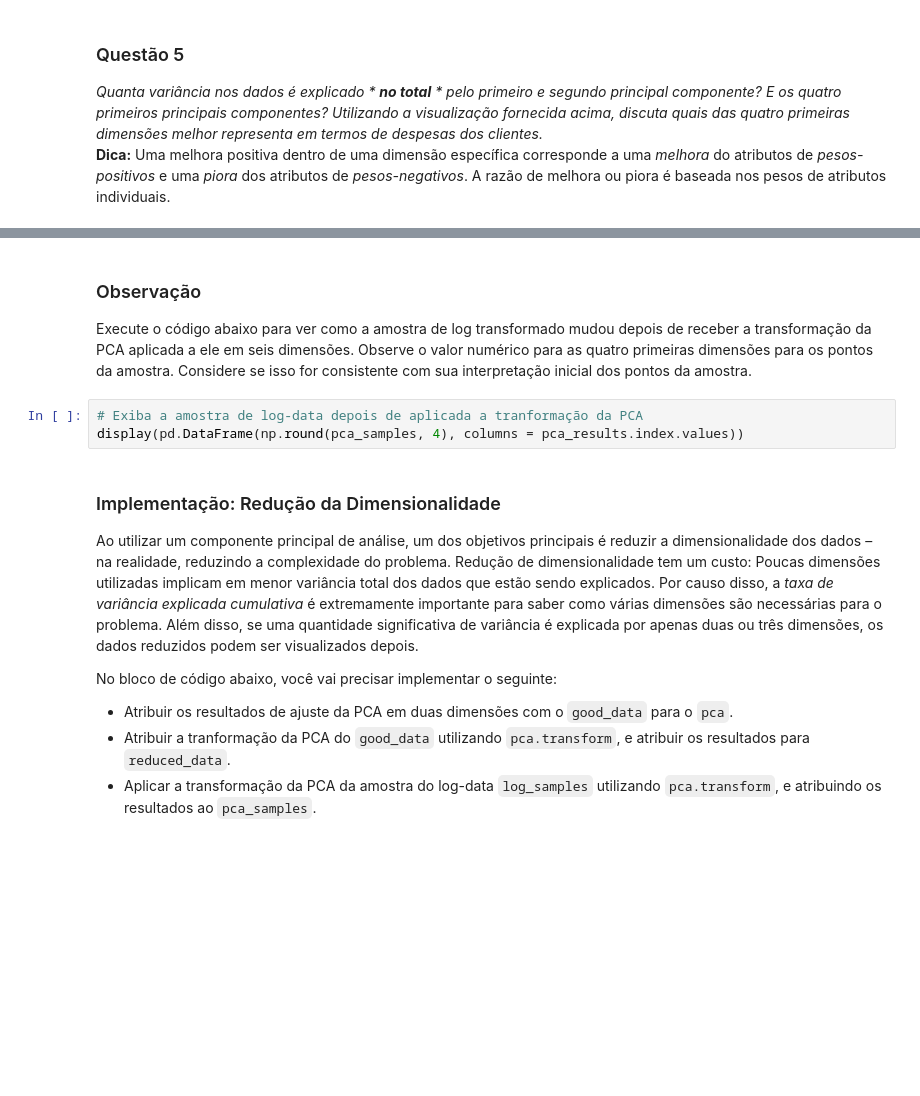
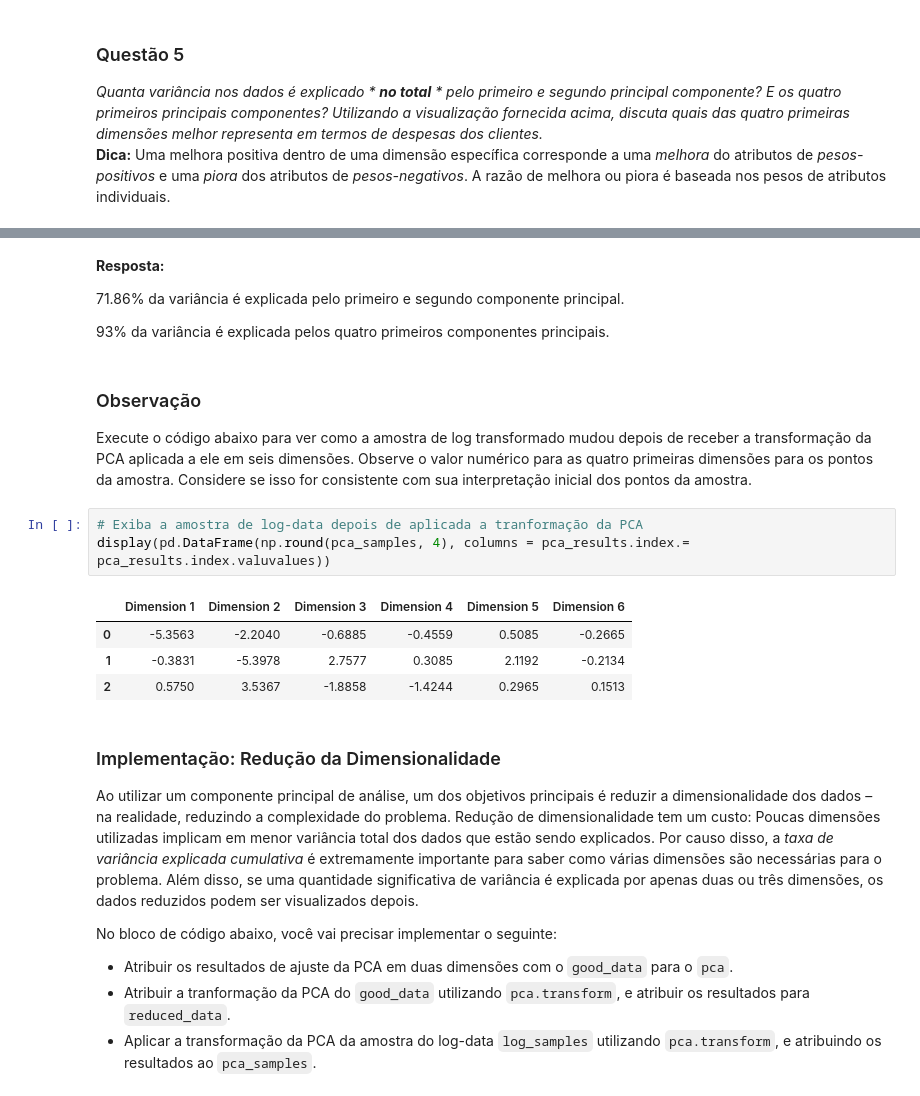
Before and after one commit to Wassimply/udacity-projects, a Jupyter notebook: creating-customer-segments/customer_segments_PT.ipynb, the cells around one changed output, grey strips where cells are left out. Saved outputs shown, nothing was run; the diff lists cells and outputs as text; blank space fills up the shorter version.

```diff
--- a/creating-customer-segments/customer_segments_PT.ipynb
+++ b/creating-customer-segments/customer_segments_PT.ipynb
@@ -375,9 +390,20 @@ pca_results = rs.pca_results(good_data, pca)
+# %% [markdown]
+**Resposta:**
+
+71.86% da variância é explicada pelo primeiro e segundo componente principal.
+
+93% da variância é explicada pelos quatro primeiros componentes principais.
 # %% [markdown]
 ### Observação
 Execute o código abaixo para ver como a amostra de log transformado mudou depois de receber a transformação da PCA aplicada a ele em seis dimensões. Observe o valor numérico para as quatro primeiras dimensões para os pontos da amostra. Considere se isso for consistente com sua interpretação inicial dos pontos da amostra.
 # %%
 # Exiba a amostra de log-data depois de aplicada a tranformação da PCA
-display(pd.DataFrame(np.round(pca_samples, 4), columns = pca_results.index.values))
+display(pd.DataFrame(np.round(pca_samples, 4), columns = pca_results.index.= pca_results.index.valuvalues))
+# %% [output]
+|  | Dimension 1 | Dimension 2 | Dimension 3 | Dimension 4 | Dimension 5 | Dimension 6 |
+| 0 | -5.3563 | -2.2040 | -0.6885 | -0.4559 | 0.5085 | -0.2665 |
+| 1 | -0.3831 | -5.3978 | 2.7577 | 0.3085 | 2.1192 | -0.2134 |
+| 2 | 0.5750 | 3.5367 | -1.8858 | -1.4244 | 0.2965 | 0.1513 |
 # %% [markdown]
 ### Implementação: Redução da Dimensionalidade
 Ao utilizar um componente principal de análise, um dos objetivos principais é reduzir a dimensionalidade dos dados – na realidade, reduzindo a complexidade do problema. Redução de dimensionalidade tem um custo: Poucas dimensões utilizadas implicam em menor variância total dos dados que estão sendo explicados. Por causo disso, a *taxa de variância explicada cumulativa* é extremamente importante para saber como várias dimensões são necessárias para o problema. Além disso, se uma quantidade significativa de variância é explicada por apenas duas ou três dimensões, os dados reduzidos podem ser visualizados depois.
```
Also changed, not shown: parts of 14 cells of this notebook.
